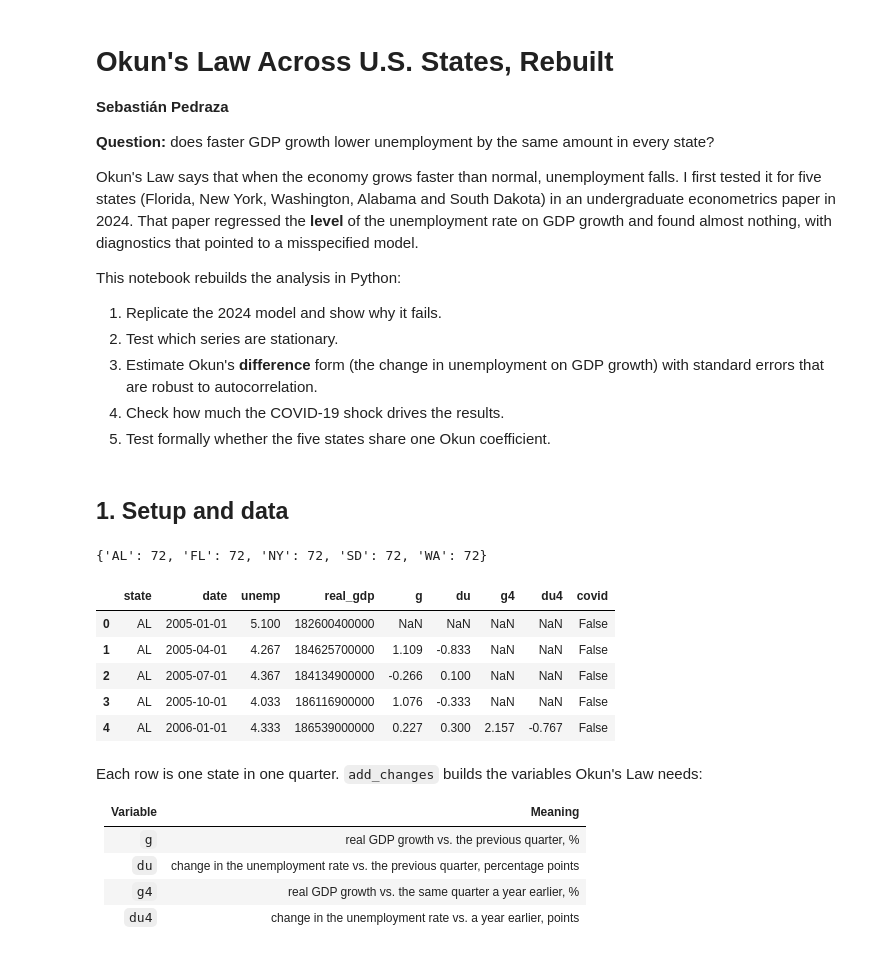
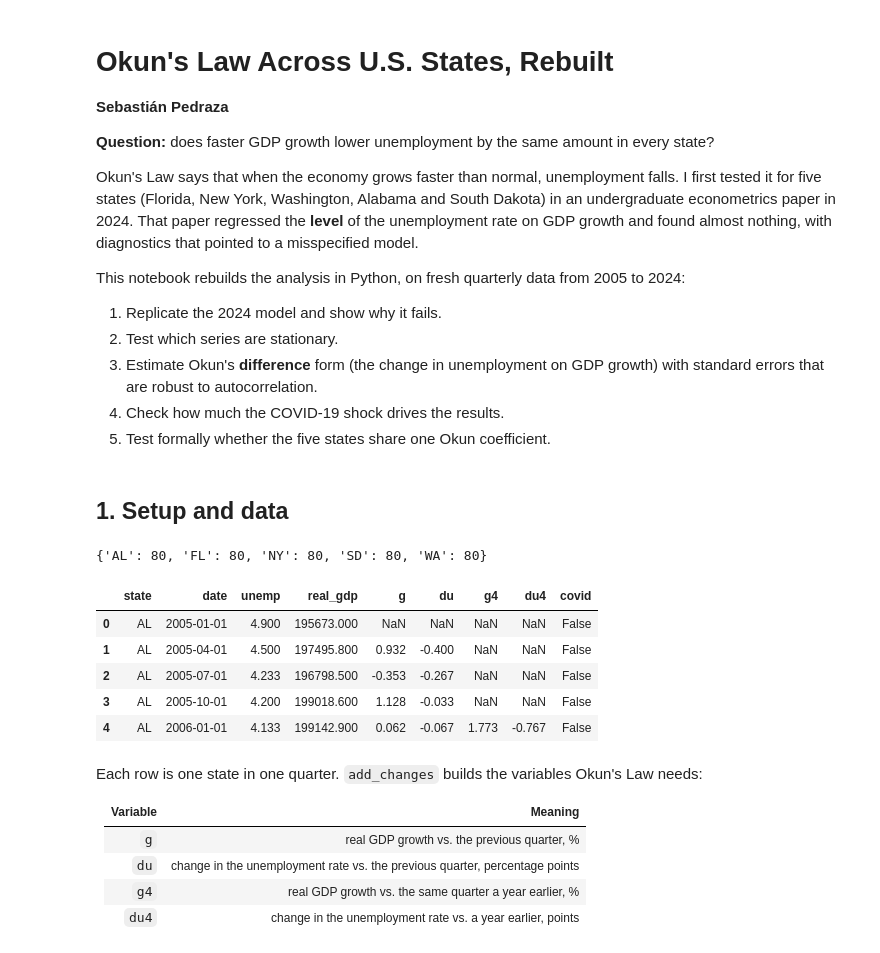
Before and after one commit to spedrazap2302/okun-state-level, a Jupyter notebook: okun_analysis.ipynb, the cells around one changed output. Drawn from its saved outputs; the diff is of its cells as text; code cells hidden in the pictures.

```diff
--- a/okun_analysis.ipynb
+++ b/okun_analysis.ipynb
@@ -7,7 +7,7 @@
 
 Okun's Law says that when the economy grows faster than normal, unemployment falls. I first tested it for five states (Florida, New York, Washington, Alabama and South Dakota) in an undergraduate econometrics paper in 2024. That paper regressed the **level** of the unemployment rate on GDP growth and found almost nothing, with diagnostics that pointed to a misspecified model.
 
-This notebook rebuilds the analysis in Python:
+This notebook rebuilds the analysis in Python, on fresh quarterly data from 2005 to 2024:
 
 1. Replicate the 2024 model and show why it fails.
 2. Test which series are stationary.
@@ -19,29 +19,33 @@ This notebook rebuilds the analysis in Python:
 # %%
 import sys
 import pandas as pd
 import matplotlib.pyplot as plt
 
 sys.path.append("src")
 import okun
 
 pd.set_option("display.float_format", "{:.3f}".format)
 
-# Quarterly data, 2005-2022: unemployment rate (%) and real GDP for each state.
-# To refresh from FRED, run `python src/fetch_fred.py` and change the path to data/fred_data.csv.
-DATA_PATH = "data/original_2024_data.csv"
+# Main data: quarterly, 2005-2024, downloaded from FRED with `python src/fetch_fred.py`.
+#   unemployment rate (%), seasonally adjusted, monthly averaged to quarters (BLS)
+#   real GDP, millions of chained 2017 dollars (BEA)
+DATA_PATH = "data/fred_data.csv"
+
+# The data used in the 2024 paper (2005-2022), kept only to replicate that paper.
+ORIGINAL_PATH = "data/original_2024_data.csv"
 
 raw = okun.load_data(DATA_PATH)
 df = okun.add_changes(raw)
 print(df["state"].value_counts().sort_index().to_dict())
 df.head()
 # %% [output]
-{'AL': 72, 'FL': 72, 'NY': 72, 'SD': 72, 'WA': 72}
+{'AL': 80, 'FL': 80, 'NY': 80, 'SD': 80, 'WA': 80}
 |  | state | date | unemp | real_gdp | g | du | g4 | du4 | covid |
-| 0 | AL | 2005-01-01 | 5.100 | 182600400000 | NaN | NaN | NaN | NaN | False |
-| 1 | AL | 2005-04-01 | 4.267 | 184625700000 | 1.109 | -0.833 | NaN | NaN | False |
-| 2 | AL | 2005-07-01 | 4.367 | 184134900000 | -0.266 | 0.100 | NaN | NaN | False |
-| 3 | AL | 2005-10-01 | 4.033 | 186116900000 | 1.076 | -0.333 | NaN | NaN | False |
-| 4 | AL | 2006-01-01 | 4.333 | 186539000000 | 0.227 | 0.300 | 2.157 | -0.767 | False |
+| 0 | AL | 2005-01-01 | 4.900 | 195673.000 | NaN | NaN | NaN | NaN | False |
+| 1 | AL | 2005-04-01 | 4.500 | 197495.800 | 0.932 | -0.400 | NaN | NaN | False |
+| 2 | AL | 2005-07-01 | 4.233 | 196798.500 | -0.353 | -0.267 | NaN | NaN | False |
+| 3 | AL | 2005-10-01 | 4.200 | 199018.600 | 1.128 | -0.033 | NaN | NaN | False |
+| 4 | AL | 2006-01-01 | 4.133 | 199142.900 | 0.062 | -0.067 | 1.773 | -0.767 | False |
 # %% [markdown]
 Each row is one state in one quarter. `add_changes` builds the variables Okun's Law needs:
 
```
Also changed, not shown: parts of 14 cells of this notebook, 6 other files.
